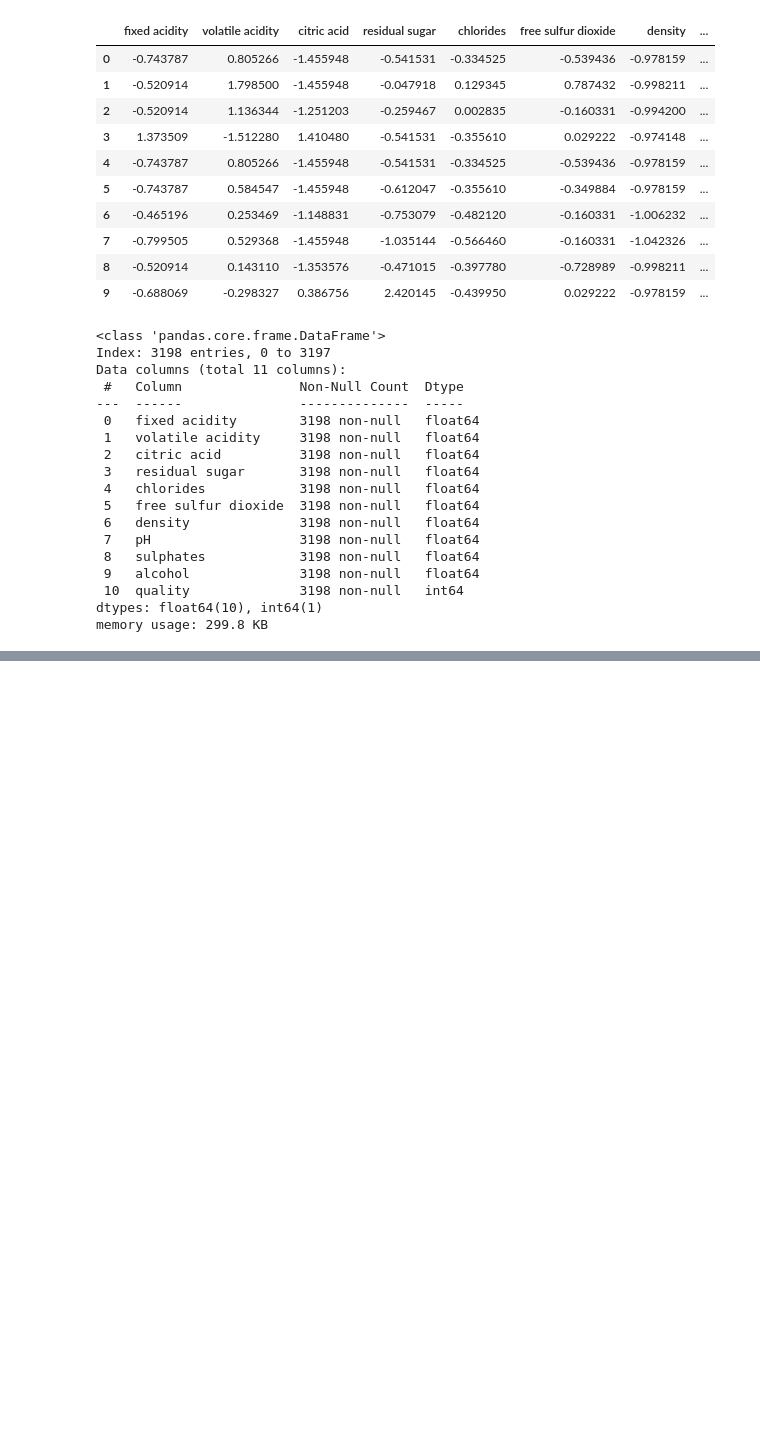
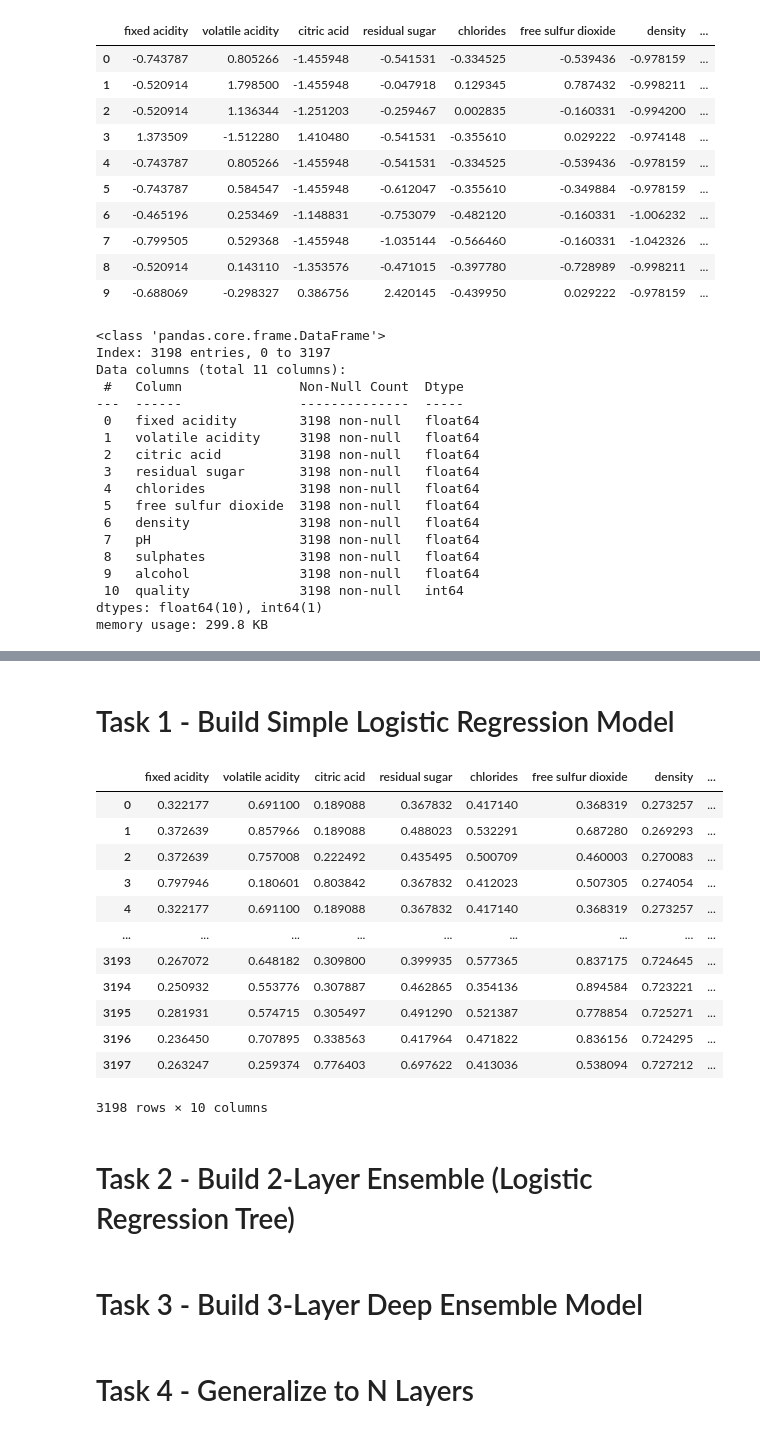
Before and after one commit to CxLos/DS637_Final_Project_Ensemble_Models, a Jupyter notebook: code/cb_final_proj.ipynb, the cells around one changed output, grey strips where cells are left out. Cells and saved outputs as stored; diff of their text form; code cells hidden in the pictures; blank space fills up the shorter version.

Commit message:
started working on task 1 of final

```diff
--- a/code/cb_final_proj.ipynb
+++ b/code/cb_final_proj.ipynb
@@ -75,3 +77,45 @@ df.describe()
 | 50% | -1.883037e-01 | -3.776619e-02 | -6.651164e-02 | -2.594666e-01 | -1.744349e-01 | -2.140109e-01 | -7.166201e-04 | ... |
 | 75% | 5.638545e-01 | 6.221545e-01 | 7.962457e-01 | 6.705718e-02 | 8.597896e-02 | 5.481191e-01 | 9.990931e-01 | ... |
 | max | 4.580738e+00 | 5.932391e+00 | 3.824068e+00 | 9.138676e+00 | 1.115258e+01 | 5.245422e+00 | 1.140202e+00 | ... |
+# %% [markdown]
+# Task 1 - Build Simple Logistic Regression Model
+# %%
+# Split features and target variable
+X = df.drop("quality", axis=1)
+y = df["quality"]
+
+# Split into training and testing sets
+X_train, X_test, y_train, y_test = train_test_split(X, y, test_size=0.2, random_state=42)
+
+# Sigmoid function:
+def sigmoid(x):
+    return 1 / (1 + np.exp(-x))
+
+# Log likelihood:
+def log_likelihood(X, y, weights):
+    linear_model = np.dot(X, weights)
+    predicted = sigmoid(linear_model)
+    likelihood = np.sum(y * np.log(predicted) + (1 - y) * np.log(1 - predicted))
+    return likelihood
+
+sigmoid(X)
+# %% [output]
+|  | fixed acidity | volatile acidity | citric acid | residual sugar | chlorides | free sulfur dioxide | density | ... |
+| 0 | 0.322177 | 0.691100 | 0.189088 | 0.367832 | 0.417140 | 0.368319 | 0.273257 | ... |
+| 1 | 0.372639 | 0.857966 | 0.189088 | 0.488023 | 0.532291 | 0.687280 | 0.269293 | ... |
+| 2 | 0.372639 | 0.757008 | 0.222492 | 0.435495 | 0.500709 | 0.460003 | 0.270083 | ... |
+| 3 | 0.797946 | 0.180601 | 0.803842 | 0.367832 | 0.412023 | 0.507305 | 0.274054 | ... |
+| 4 | 0.322177 | 0.691100 | 0.189088 | 0.367832 | 0.417140 | 0.368319 | 0.273257 | ... |
+| ... | ... | ... | ... | ... | ... | ... | ... | ... |
+| 3193 | 0.267072 | 0.648182 | 0.309800 | 0.399935 | 0.577365 | 0.837175 | 0.724645 | ... |
+| 3194 | 0.250932 | 0.553776 | 0.307887 | 0.462865 | 0.354136 | 0.894584 | 0.723221 | ... |
+| 3195 | 0.281931 | 0.574715 | 0.305497 | 0.491290 | 0.521387 | 0.778854 | 0.725271 | ... |
+| 3196 | 0.236450 | 0.707895 | 0.338563 | 0.417964 | 0.471822 | 0.836156 | 0.724295 | ... |
+| 3197 | 0.263247 | 0.259374 | 0.776403 | 0.697622 | 0.413036 | 0.538094 | 0.727212 | ... |
+3198 rows × 10 columns
+# %% [markdown]
+# Task 2 - Build 2-Layer Ensemble (Logistic Regression Tree)
+# %% [markdown]
+# Task 3 - Build 3-Layer Deep Ensemble Model
+# %% [markdown]
+# Task 4 - Generalize to N Layers
```
Also changed, not shown: parts of 1 cell of this notebook.
